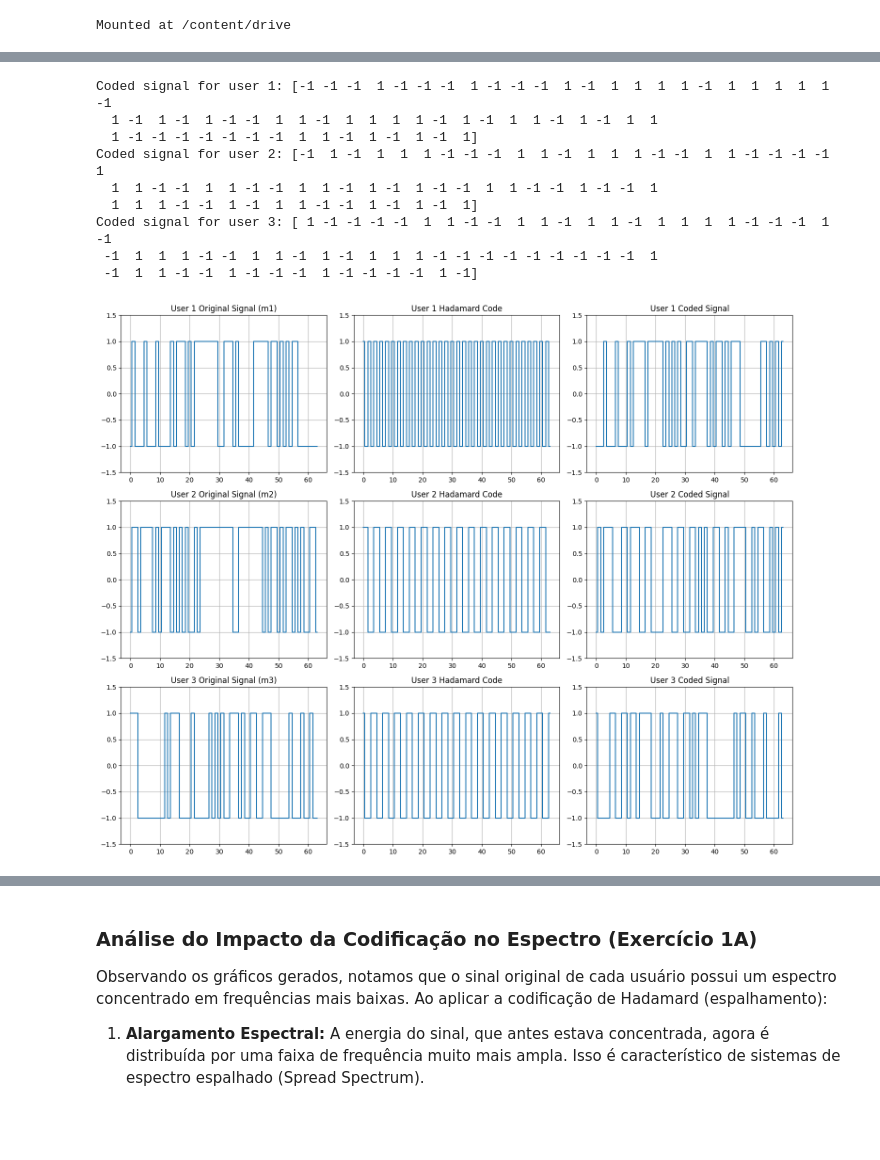
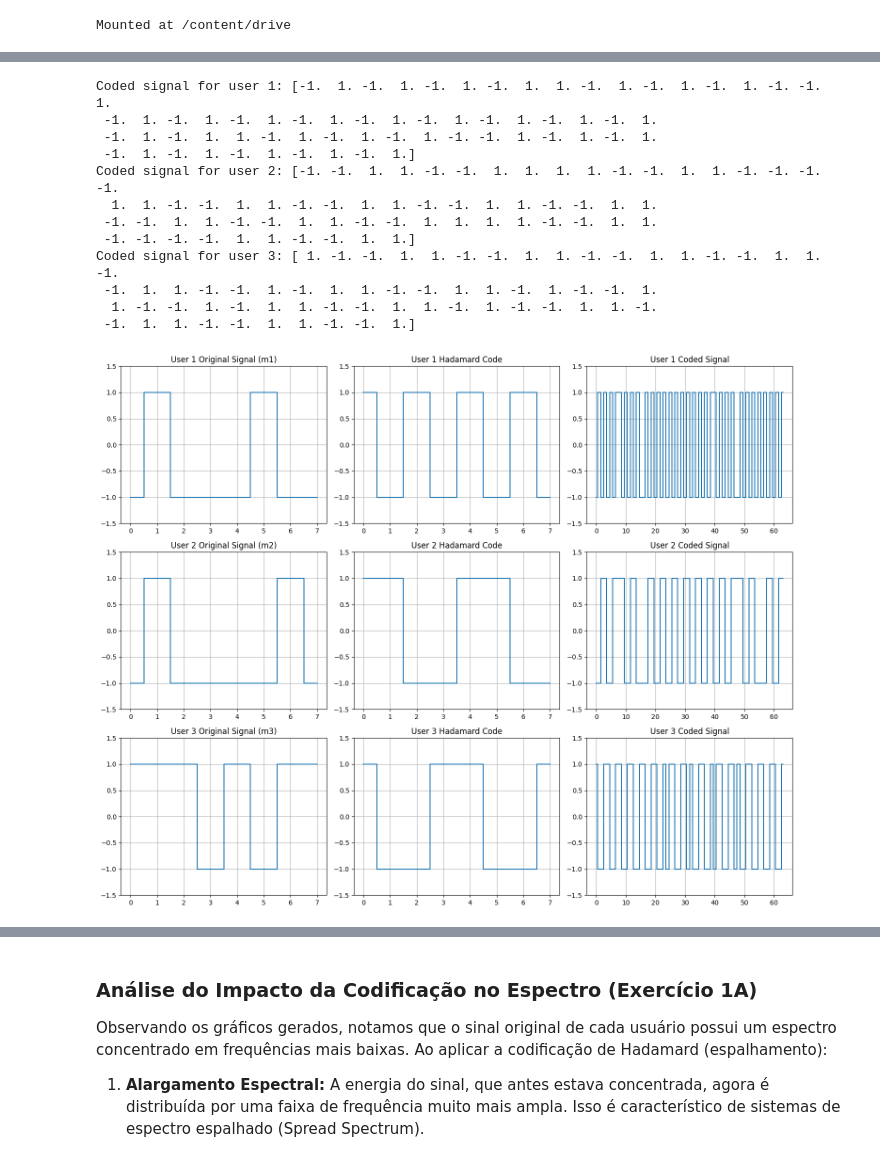
Before and after one commit to masterAristocats/Trabalho-Processamento-de-Sinais-I-5, a Jupyter notebook: rep.ipynb, the cells around one changed output, grey strips where cells are left out. Saved outputs shown, nothing was run; the diff lists cells and outputs as text; code cells hidden in the pictures; blank space fills up the shorter version.

```diff
--- a/rep.ipynb
+++ b/rep.ipynb
@@ -44,14 +43,14 @@ User 3 signal (m3): [ 1  1  1 -1 -1 -1 -1 -1 -1 -1 -1 -1  1 -1  1  1  1 -1 -1 -1
 # %%
 # 2. Generate a Hadamard code of length 8
-H64 = hadamard(sequence_length)
+H8 = hadamard(sequence_length)
 
 # Choose 3 orthogonal codes for the users (e.g., first 3 rows)
 # In CDMA, each user is assigned a unique orthogonal code.
-code1 = H64[1] # Using row 1 as code for user 1
-code2 = H64[2] # Using row 2 as code for user 2
-code3 = H64[3] # Using row 3 as code for user 3
+code1 = H8[1] # Using row 1 as code for user 1
+code2 = H8[2] # Using row 2 as code for user 2
+code3 = H8[3] # Using row 3 as code for user 3
 
-print(f"Hadamard matrix H64:\n{H64}")
+print(f"Hadamard matrix H8:\n{H8}")
 print(f"Code for user 1: {code1}")
 print(f"Code for user 2: {code2}")
 print(f"Code for user 3: {code3}")
@@ -84,23 +78,33 @@ Code for user 3: [ 1 -1 -1  1  1 -1 -1  1  1 -1 -1  1  1 -1 -1  1  1 -1 -1  1  1
 # Here, we'll perform element-wise multiplication for the entire sequence's length.
 # This is a simplified model, where the entire sequence m_i is spread by the code_i.
 
-coded_signal_1 = m1 * code1
-coded_signal_2 = m2 * code2
-coded_signal_3 = m3 * code3
+coded_signal_1 = np.zeros(sequence_length * sequence_length)
+coded_signal_2 = np.zeros(sequence_length * sequence_length)
+coded_signal_3 = np.zeros(sequence_length * sequence_length)
+
+for i in range(sequence_length):
+  start_index = i * sequence_length
+  end_index = (i + 1) * sequence_length
+  coded_signal_1[start_index:end_index] = m1[i]*code1
+  coded_signal_2[start_index:end_index] = m2[i]*code2
+  coded_signal_3[start_index:end_index] = m3[i]*code3
 
 print(f"Coded signal for user 1: {coded_signal_1}")
 print(f"Coded signal for user 2: {coded_signal_2}")
 print(f"Coded signal for user 3: {coded_signal_3}")
 # %% [output]
-Coded signal for user 1: [-1 -1 -1  1 -1 -1 -1  1 -1 -1 -1  1 -1  1  1  1  1 -1  1  1  1  1  1 -1
-  1 -1  1 -1  1 -1 -1  1  1 -1  1  1  1  1 -1  1 -1  1  1 -1  1 -1  1  1
-  1 -1 -1 -1 -1 -1 -1 -1  1  1 -1  1 -1  1 -1  1]
-Coded signal for user 2: [-1  1 -1  1  1  1 -1 -1 -1  1  1 -1  1  1  1 -1 -1  1  1 -1 -1 -1 -1  1
-  1  1 -1 -1  1  1 -1 -1  1  1 -1  1 -1  1 -1 -1  1  1 -1 -1  1 -1 -1  1
-  1  1  1 -1 -1  1 -1  1  1 -1 -1  1 -1  1 -1  1]
-Coded signal for user 3: [ 1 -1 -1 -1 -1  1  1 -1 -1  1  1 -1  1  1 -1  1  1  1  1 -1 -1 -1  1 -1
- -1  1  1  1 -1 -1  1  1 -1  1 -1  1  1  1 -1 -1 -1 -1 -1 -1 -1 -1 -1  1
- -1  1  1 -1 -1  1 -1 -1 -1  1 -1 -1 -1 -1  1 -1]
+Coded signal for user 1: [-1.  1. -1.  1. -1.  1. -1.  1.  1. -1.  1. -1.  1. -1.  1. -1. -1.  1.
+ -1.  1. -1.  1. -1.  1. -1.  1. -1.  1. -1.  1. -1.  1. -1.  1. -1.  1.
+ -1.  1. -1.  1.  1. -1.  1. -1.  1. -1.  1. -1. -1.  1. -1.  1. -1.  1.
+ -1.  1. -1.  1. -1.  1. -1.  1. -1.  1.]
+Coded signal for user 2: [-1. -1.  1.  1. -1. -1.  1.  1.  1.  1. -1. -1.  1.  1. -1. -1. -1. -1.
+  1.  1. -1. -1.  1.  1. -1. -1.  1.  1. -1. -1.  1.  1. -1. -1.  1.  1.
+ -1. -1.  1.  1. -1. -1.  1.  1. -1. -1.  1.  1.  1.  1. -1. -1.  1.  1.
+ -1. -1. -1. -1.  1.  1. -1. -1.  1.  1.]
+Coded signal for user 3: [ 1. -1. -1.  1.  1. -1. -1.  1.  1. -1. -1.  1.  1. -1. -1.  1.  1. -1.
+ -1.  1.  1. -1. -1.  1. -1.  1.  1. -1. -1.  1.  1. -1.  1. -1. -1.  1.
+  1. -1. -1.  1. -1.  1.  1. -1. -1.  1.  1. -1.  1. -1. -1.  1.  1. -1.
+ -1.  1.  1. -1. -1.  1.  1. -1. -1.  1.]
 # %%
 # 4. Plot the original signal, its code, and the coded signal for each user
 
@@ -120,7 +124,7 @@ plt.ylim(-1.5, 1.5)
 plt.grid(True)
 
 plt.subplot(3, 3, 3)
-plt.step(range(sequence_length), coded_signal_1, where='mid')
+plt.step(range(sequence_length*sequence_length), coded_signal_1, where='mid')
 plt.title('User 1 Coded Signal')
 plt.ylim(-1.5, 1.5)
 plt.grid(True)
@@ -137,36 +141,36 @@ plt.step(range(sequence_length), code2, where='mid')
 plt.title('User 2 Hadamard Code')
 plt.ylim(-1.5, 1.5)
 plt.grid(True)
 
 plt.subplot(3, 3, 6)
-plt.step(range(sequence_length), coded_signal_2, where='mid')
+plt.step(range(sequence_length*sequence_length), coded_signal_2, where='mid')
 plt.title('User 2 Coded Signal')
 plt.ylim(-1.5, 1.5)
 plt.grid(True)
 
 # User 3
 plt.subplot(3, 3, 7)
 plt.step(range(sequence_length), m3, where='mid')
 plt.title('User 3 Original Signal (m3)')
 plt.ylim(-1.5, 1.5)
 plt.grid(True)
 
 plt.subplot(3, 3, 8)
 plt.step(range(sequence_length), code3, where='mid')
 plt.title('User 3 Hadamard Code')
 plt.ylim(-1.5, 1.5)
 plt.grid(True)
 
 plt.subplot(3, 3, 9)
-plt.step(range(sequence_length), coded_signal_3, where='mid')
+plt.step(range(sequence_length*sequence_length), coded_signal_3, where='mid')
 plt.title('User 3 Coded Signal')
 plt.ylim(-1.5, 1.5)
 plt.grid(True)
 
 plt.tight_layout()
 plt.show()
 # %% [output]
-[figure, old version]
+[figure, new version]
 # %%
 # 5. Show the spectrum of original signals and coded signals
 
```
Also changed, not shown: parts of 3 cells of this notebook.
